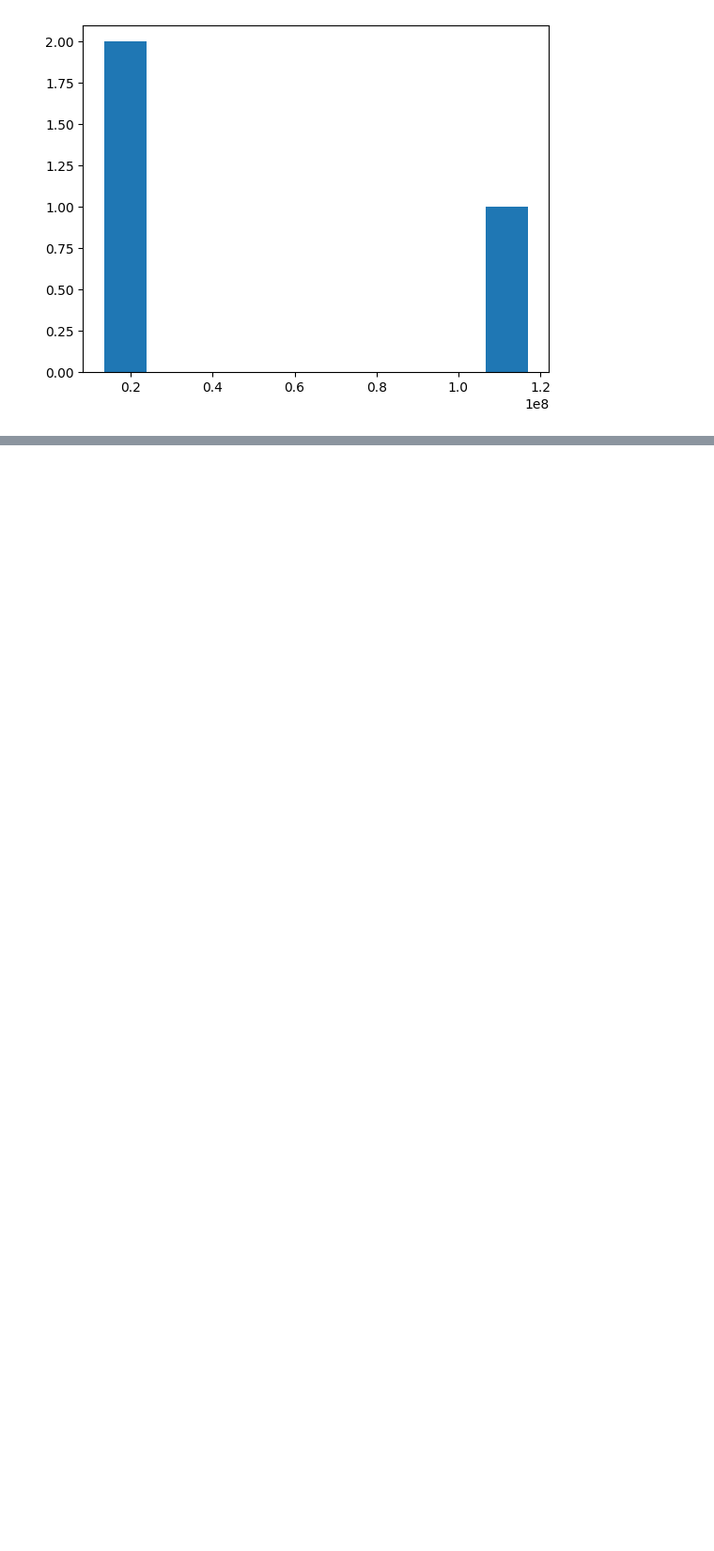
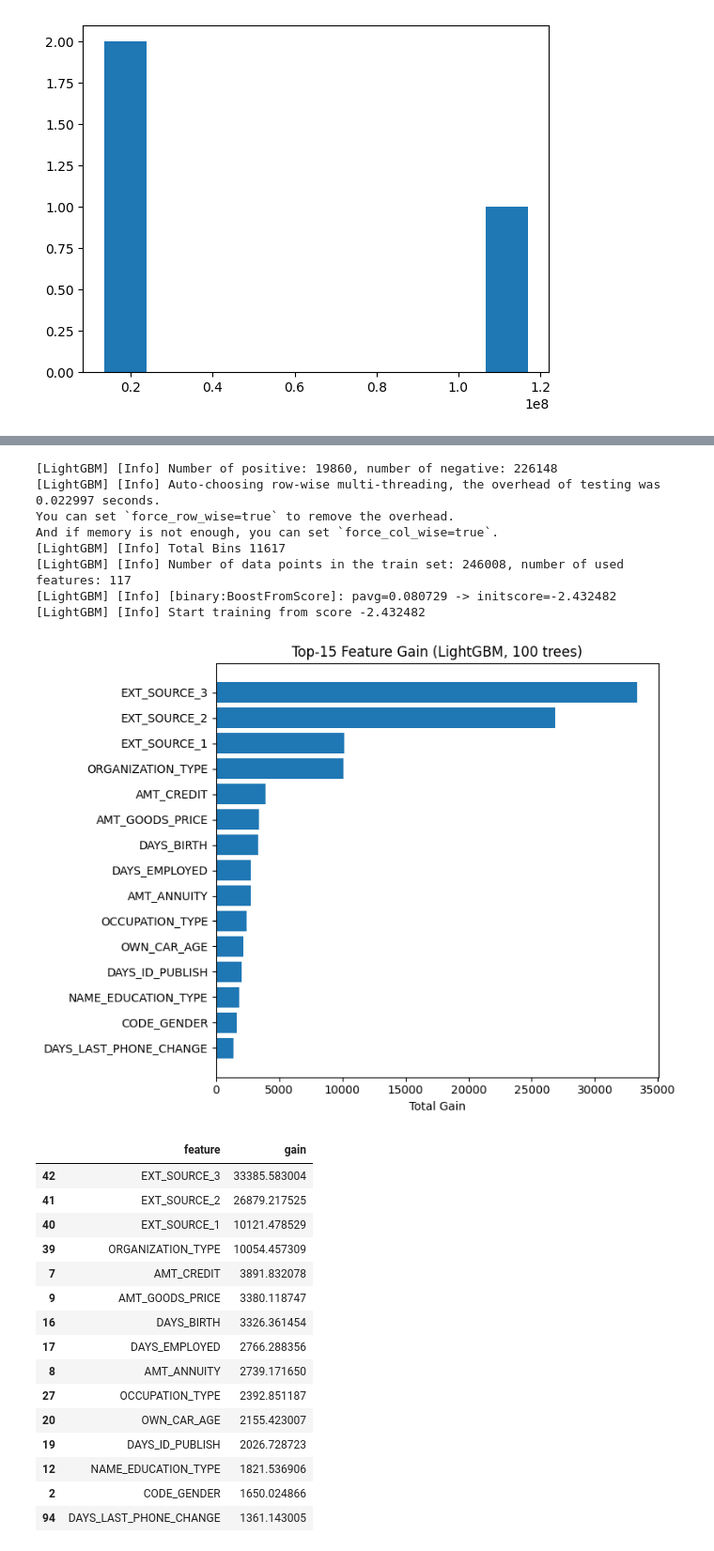
Before and after one commit to ScottS14/default-model, a Jupyter notebook: notebooks/eda.ipynb, the cells around one changed output, grey strips where cells are left out. Shown: that part at 94% size. Cells and saved outputs as stored; diff of their text form; code cells hidden in the pictures; blank space fills up the shorter version.

Commit message:
Non-tuned lightgbm to show feature gain

```diff
--- a/notebooks/eda.ipynb
+++ b/notebooks/eda.ipynb
@@ -165,0 +185,70 @@ plt.show()
+# %%
+TARGET = "TARGET"
+
+# Detect categoricals and use pandas categoricals
+cat_cols = [c for c in app_train.columns if app_train[c].dtype == "object"]
+for c in cat_cols:
+    app_train[c] = app_train[c].astype("category")
+
+X = app_train.drop(columns=[TARGET])
+y = app_train[TARGET]
+
+# quick split
+X_tr, X_va, y_tr, y_va = train_test_split(
+    X, y, test_size=0.2, random_state=42, stratify=y
+)
+
+# 100 trees, no tuning
+clf = LGBMClassifier(
+    objective="binary",
+    n_estimators=100,
+    random_state=42
+)
+clf.fit(X_tr, y_tr, categorical_feature=cat_cols)
+
+# Feature gain
+booster = clf.booster_
+feat_names = booster.feature_name()
+gain = booster.feature_importance(importance_type="gain")
+
+imp = (
+    pd.DataFrame({"feature": feat_names, "gain": gain})
+      .sort_values("gain", ascending=False)
+      .head(15)
+)
+
+# Bar chart
+plt.figure(figsize=(8, 6))
+plt.barh(imp["feature"][::-1], imp["gain"][::-1])
+plt.title("Top-15 Feature Gain (LightGBM, 100 trees)")
+plt.xlabel("Total Gain")
+plt.tight_layout()
+plt.show()
+
+imp
+# %% [output]
+[LightGBM] [Info] Number of positive: 19860, number of negative: 226148
+[LightGBM] [Info] Auto-choosing row-wise multi-threading, the overhead of testing was 0.022997 seconds.
+You can set `force_row_wise=true` to remove the overhead.
+And if memory is not enough, you can set `force_col_wise=true`.
+[LightGBM] [Info] Total Bins 11617
+[LightGBM] [Info] Number of data points in the train set: 246008, number of used features: 117
+[LightGBM] [Info] [binary:BoostFromScore]: pavg=0.080729 -> initscore=-2.432482
+[LightGBM] [Info] Start training from score -2.432482
+[figure, added]
+|  | feature | gain |
+| 42 | EXT_SOURCE_3 | 33385.583004 |
+| 41 | EXT_SOURCE_2 | 26879.217525 |
+| 40 | EXT_SOURCE_1 | 10121.478529 |
+| 39 | ORGANIZATION_TYPE | 10054.457309 |
+| 7 | AMT_CREDIT | 3891.832078 |
+| 9 | AMT_GOODS_PRICE | 3380.118747 |
+| 16 | DAYS_BIRTH | 3326.361454 |
+| 17 | DAYS_EMPLOYED | 2766.288356 |
+| 8 | AMT_ANNUITY | 2739.171650 |
+| 27 | OCCUPATION_TYPE | 2392.851187 |
+| 20 | OWN_CAR_AGE | 2155.423007 |
+| 19 | DAYS_ID_PUBLISH | 2026.728723 |
+| 12 | NAME_EDUCATION_TYPE | 1821.536906 |
+| 2 | CODE_GENDER | 1650.024866 |
+| 94 | DAYS_LAST_PHONE_CHANGE | 1361.143005 |
```
Also changed, not shown: parts of 4 cells of this notebook, 3 other files.
